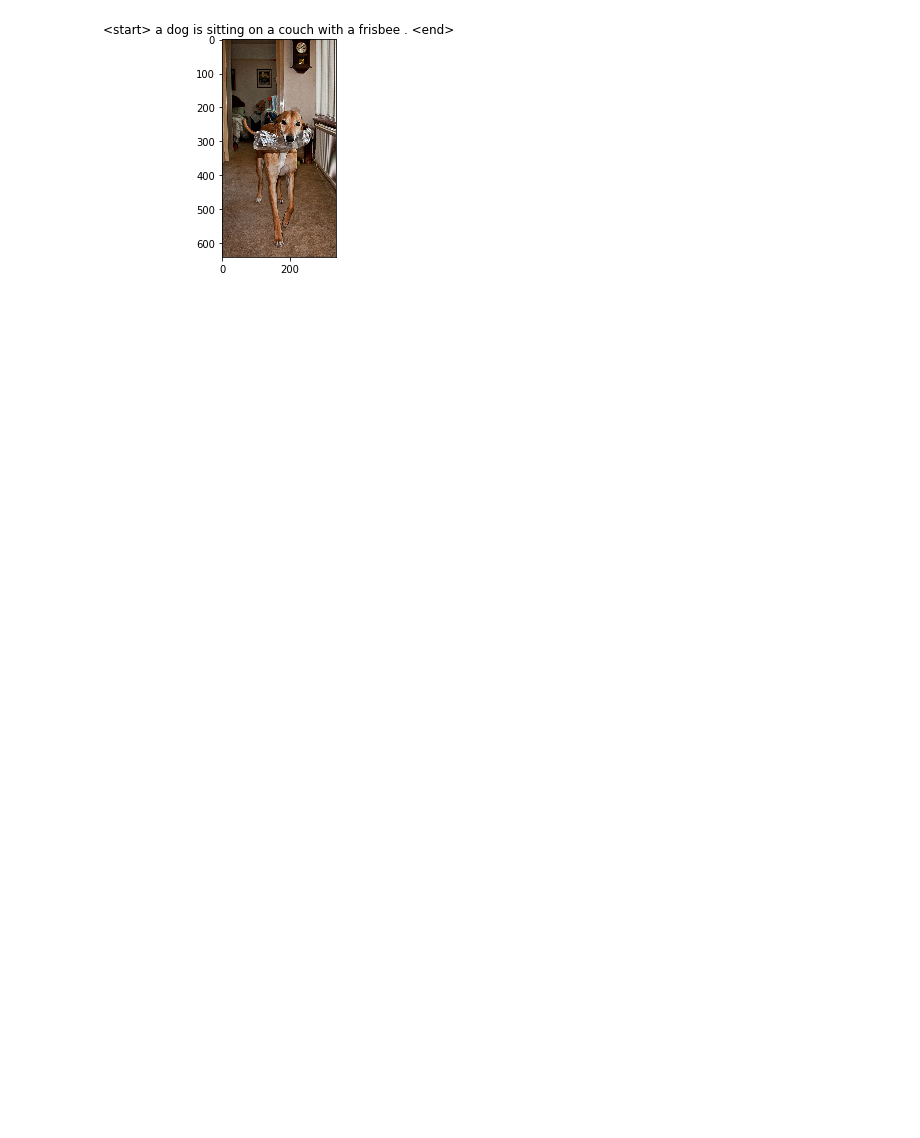
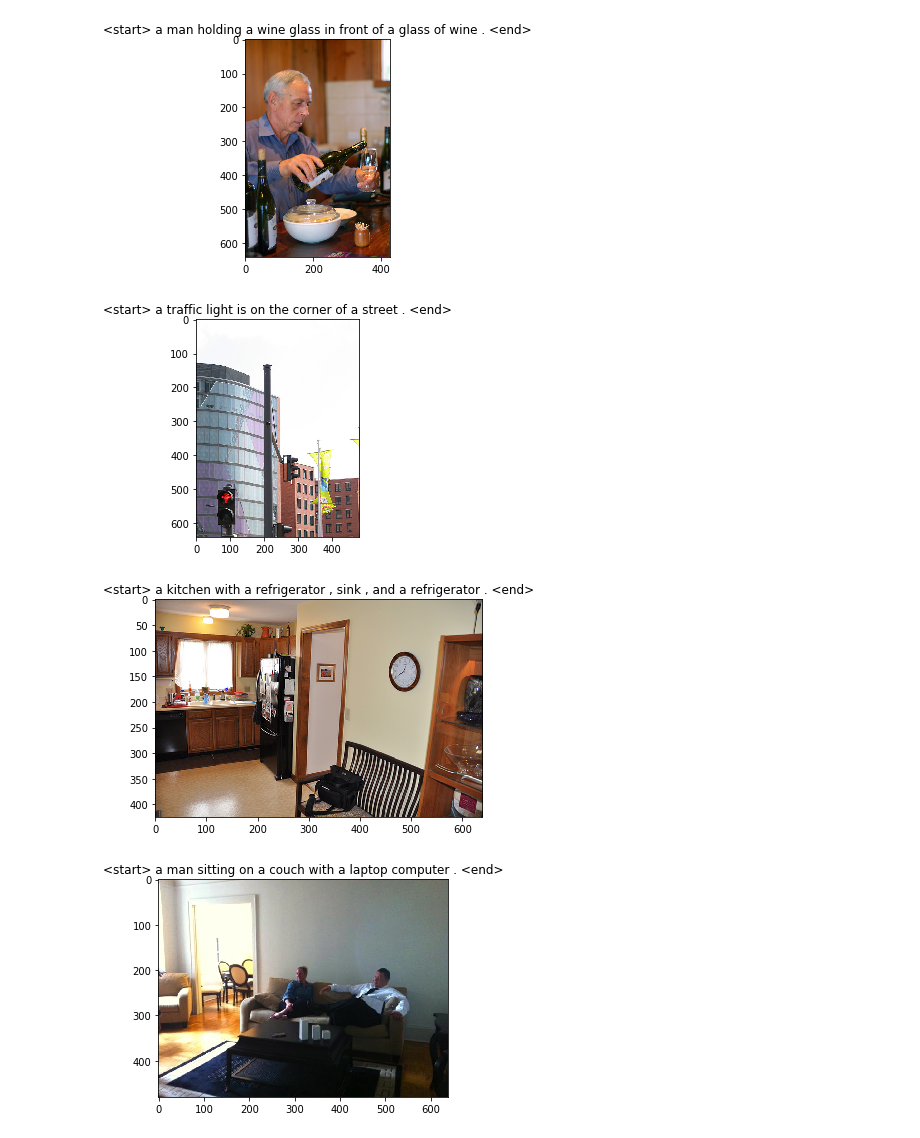
Before and after one commit to sushruthn96/Image_Captioning_ML_IP, a Jupyter notebook: demo.ipynb, the cells around one changed output. Saved outputs shown, nothing was run; the diff lists cells and outputs as text; code cells hidden in the pictures; blank space fills up the shorter version.

```diff
--- a/demo.ipynb
+++ b/demo.ipynb
@@ -14,8 +14,8 @@ from glob import glob
 # %%
 # Device configuration
 device = torch.device('cuda' if torch.cuda.is_available() else 'cpu')
-vocab_path = "../data/vocab.pkl"
-encoder_path ="../trained_models/exp_lstm_512/encoder-3-3000.ckpt"
+vocab_path = "./data/vocab.pkl"
+encoder_path ="./trained_models/exp_lstm_512/encoder-3-3000.ckpt"
 decoder_path = "../trained_models/exp_lstm_512/decoder-3-3000.ckpt"
 test_data_path = "/datasets/COCO-2015/test2015/"
 # %%
@@ -80,6 +79,9 @@ def predict(image_paths):
         plt.show()
 # %%
 image_paths = glob(os.path.join(test_data_path, "*.jpg"))
-predict(image_paths=image_paths[43:44])
+predict(image_paths=image_paths[100:105])
 # %% [output]
-[figure, old version]
+[figure, new version]
+[figure, added]
+[figure, added]
+[figure, added]
```
Also changed, not shown: parts of 2 cells of this notebook.
